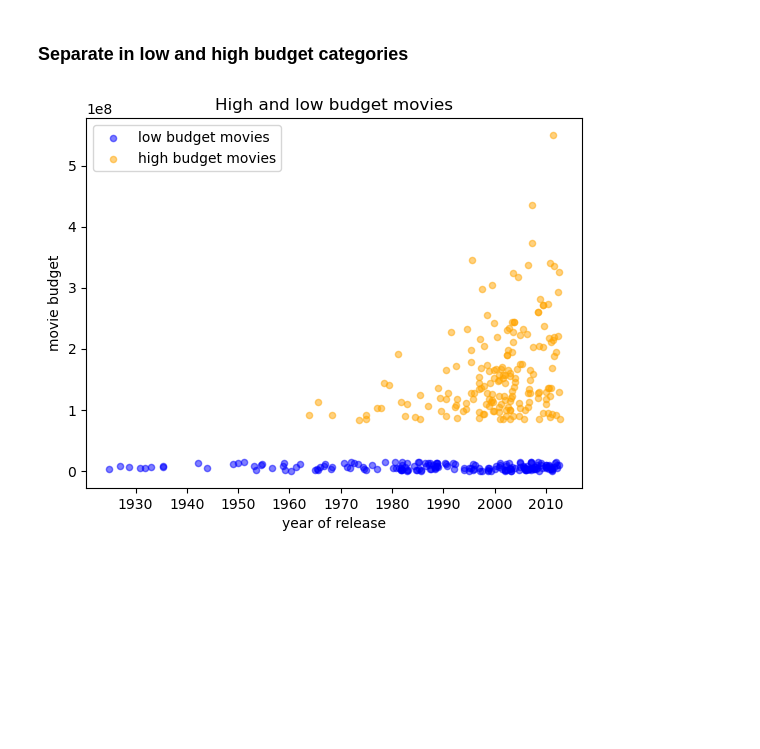
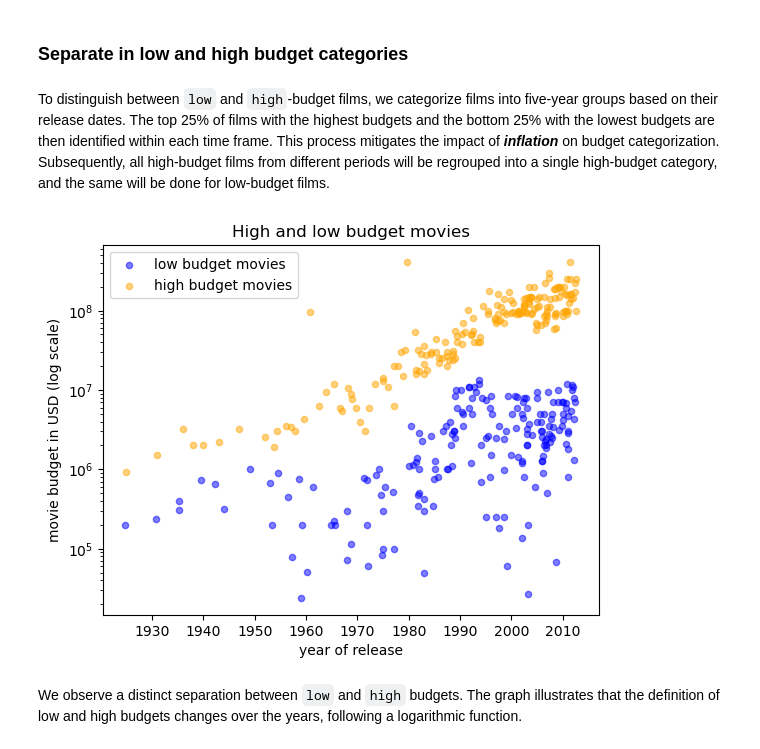
Before and after one commit to epfl-ada/ada-2023-project-thesuricates, a Jupyter notebook: milestone2.ipynb, the cells around one changed output. Cells and saved outputs as stored; diff of their text form; code cells hidden in the pictures; blank space fills up the shorter version.

```diff
--- a/milestone2.ipynb
+++ b/milestone2.ipynb
@@ -166,7 +175,0 @@ movie_features['multiplier'] = movie_features['boxOffice'] / movie_features['cos
-# %%
-# Define the upper and lower bounds by looking at our data
-lower_bound = 0.1
-upper_bound = 50
-
-# Filter out rows with values outside the bounds
-movie_features_no_outliers = movie_features[(movie_features['multiplier'] >= lower_bound) & (movie_features['multiplier'] <= upper_bound)].copy()
@@ -177,11 +176,3 @@ movie_features_no_outliers = movie_features[(movie_features['multiplier'] >= low
-# %%
-# Convert our movies release date to datetime
-def convert_to_datetime(date_str):
-    try:
-        return pd.to_datetime(date_str)
-    except ValueError:
-        # if there is only the year, add a month and day (1st of January)
-        return pd.to_datetime(date_str + '-01-01')
 # %%
 # Convert the movies date of release to datetime
 movie_features_no_outliers['movieReleaseDate'] = movie_features_no_outliers['movieReleaseDate'].apply(convert_to_datetime)
@@ -199,3 +188,0 @@ First we can see two outliers in 1960 and 1979 that we still have to remove.
-# %%
-# Remove the two outliers
-movie_features_no_outliers= movie_features_no_outliers[~movie_features_no_outliers['wikiPageID'].isin([1040518, 31556])]
@@ -255,11 +191,34 @@ high_budget = sorted_movie_features[sorted_movie_features['cost'] >= upper_quart
+# %% [markdown]
+To distinguish between `low` and `high`-budget films, we categorize films into five-year groups based on their release dates. The top 25% of films with the highest budgets and the bottom 25% with the lowest budgets are then identified within each time frame. This process mitigates the impact of ***inflation*** on budget categorization. Subsequently, all high-budget films from different periods will be regrouped into a single high-budget category, and the same will be done for low-budget films.
+# %%
+min_year = movie_features_no_outliers['movieReleaseDate'].min().year
+max_year = movie_features_no_outliers['movieReleaseDate'].max().year
+
+# Create a new column corresponding to the year of release of the movie
+movie_features_no_outliers['year'] = movie_features_no_outliers['movieReleaseDate'].dt.year
+
+df_low_budget_movie = pd.DataFrame(columns=movie_features_no_outliers.columns)
+df_high_budget_movie = pd.DataFrame(columns=movie_features_no_outliers.columns)
+
+year = min_year
+while year < max_year:
+    # Select movies released by 5 years interval
+    movies = movie_features_no_outliers[(movie_features_no_outliers['year'] >= int(year)) & (movie_features_no_outliers['year'] < int(year + 5))]
+    # Add the movies with the highest and lowest budget to the corresponding dataframe
+    df_high_budget_movie = pd.concat([pd.DataFrame(movies[movies['cost'] > movies['cost'].quantile(0.75)]),df_high_budget_movie], ignore_index=True)
+    df_low_budget_movie = pd.concat([pd.DataFrame(movies[movies['cost'] < movies['cost'].quantile(0.25)]),df_low_budget_movie], ignore_index=True)
+    year += 5
 # %%
-# Plot the budget separating low and high budget movies
-plt.scatter(low_budget['movieReleaseDate'], low_budget['cost'], label='low budget movies', color='blue', alpha=0.5, s=20)
-plt.scatter(high_budget['movieReleaseDate'], high_budget['cost'], label='high budget movies', color='orange', alpha=0.5, s=20)
+# Plot the high and low budget movies at different years of release
+plt.scatter(df_low_budget_movie['movieReleaseDate'], df_low_budget_movie['cost'], label='low budget movies', color='blue', alpha=0.5, s=20)
+plt.scatter(df_high_budget_movie['movieReleaseDate'], df_high_budget_movie['cost'], label='high budget movies', color='orange', alpha=0.5, s=20)
 plt.title('High and low budget movies')
 plt.xlabel('year of release')
-plt.ylabel('movie budget')
+plt.ylabel('movie budget in USD (log scale)')
+plt.yscale('log')
 plt.legend()
 plt.show()
 # %% [output]
-[figure, old version]
+[figure, new version]
+# %% [markdown]
+We observe a distinct separation between `low` and `high` budgets. The graph illustrates that the definition of low and high budgets changes over the years, following a logarithmic function.
```
Also changed, not shown: parts of 24 cells of this notebook, 3 other files.
